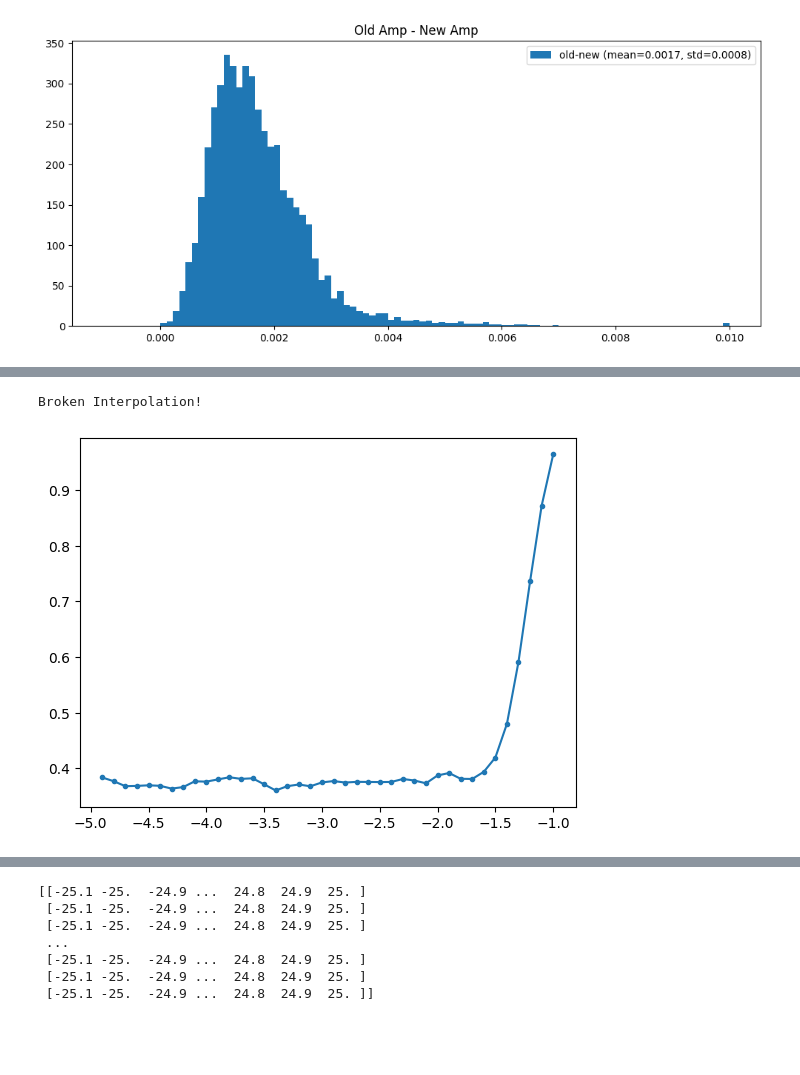
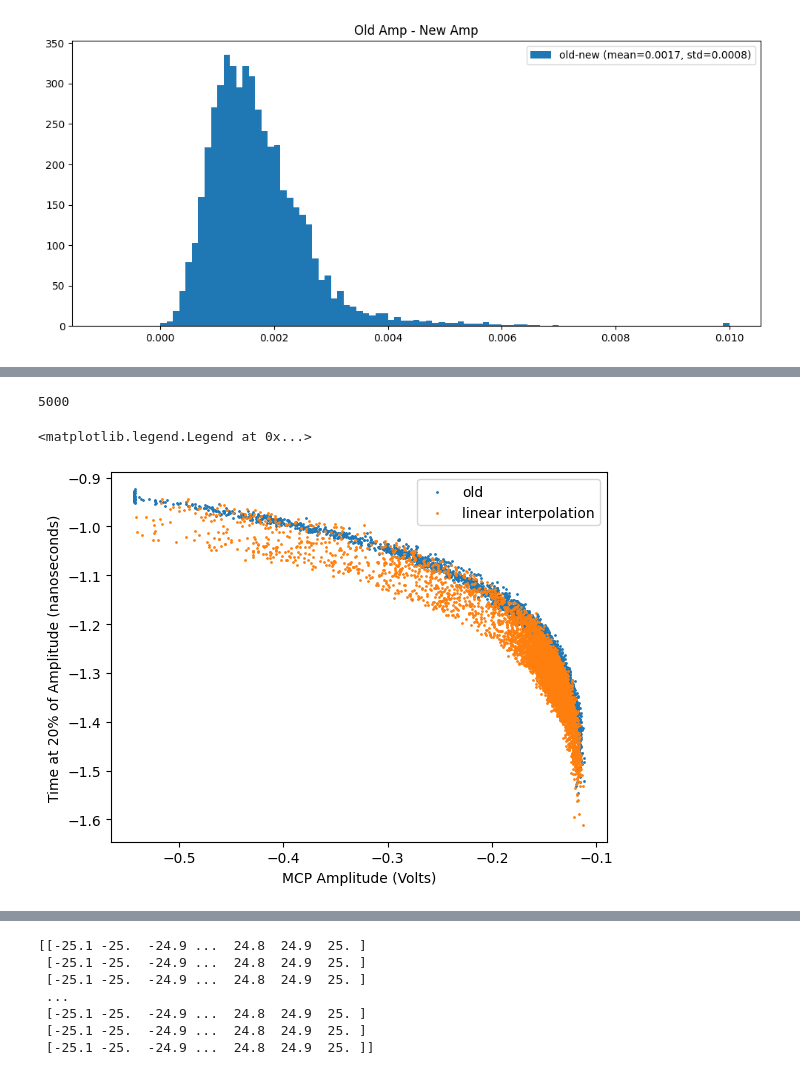
Before and after one commit to leonardolanteri/ETL_TestingDAQ, a Jupyter notebook: notebooks/mcp_manual_fitter_2.ipynb, the cells around one changed output, grey strips where cells are left out. Cells and saved outputs as stored; diff of their text form; code cells hidden in the pictures; blank space fills up the shorter version.

```diff
--- a/notebooks/mcp_manual_fitter_2.ipynb
+++ b/notebooks/mcp_manual_fitter_2.ipynb
@@ -93,40 +97,49 @@ def linear_interpolation(x, y, peak_xs, plot_idx=None):
     time_of_threshold = []
     for i in range(len(rising_ns)):
         try:
             lin_interp = interpolate.interp1d(rising_v[i], rising_ns[i])
             time_of_threshold.append(lin_interp(0.2))
             if plot_idx == i:
                 mask = rising_ns[i] > -5
                 plt.plot(rising_ns[i][mask], rising_v[i][mask], marker='.')
                 plt.axvline(lin_interp(0.2), color='red')
                 plt.axvspan(lin_interp(0.2)-0.05, lin_interp(0.2)+0.05, facecolor='red', alpha=0.5)
                 plt.axhline(0.2, color='black', linestyle='--')
                 break
         except ValueError:
             time_of_threshold.append(0)
-            print("Broken Interpolation!")
+            print(f"Broken Interpolation! on {i}")
             mask = rising_ns[i] > -5
             plt.plot(rising_ns[i][mask], rising_v[i][mask], marker='.')
             break
     return np.array(time_of_threshold)
-# get peaks
+
+importlib.reload(mcp)
+old = uproot.open(
+"/home/users/hswanson13/ETL_TestingDAQ/unit_test/asserted_output/run_5100/run_5100.root")["pulse"].arrays()
+old_lp2 = old.LP2_20[:,1]
+old_amp = -old.amp[:,1]/1000
+old_baseline = old.baseline[:,1]/1000
+old_baseline_RMS = old.baseline_RMS[:,1]
+
 mcp_data = lecroy.LecroyReader("/home/users/hswanson13/ETL_TestingDAQ/unit_test/input_data/run_5100/C2--Trace5100.trc")
 
 scaled_s, scaled_v = mcp.MCPSignalScaler.normalize(mcp_data.x*1e9, mcp_data.y)
 peak_xs, peak_ys = mcp.MCPSignalScaler._calc_mcp_peaks(scaled_s, mcp_data.y)
 
-# plt.scatter(old_amp, old_lp2*10**9, s=1, label="old")
+plt.scatter(old_amp, old_lp2*10**9, s=1, label="old")
 
 # # 2. Linear interpolation
 time_L20 = linear_interpolation(scaled_s, scaled_v, peak_xs)
-#plt.scatter(peak_ys, time_L20, s=1)
 
+print(len(time_L20))
 # good_fits = (time_L20 != 0) & (time_L20 > -3)
-# plt.scatter(peak_ys[good_fits], time_L20[good_fits], s=1, label="linear interpolation")
+plt.scatter(peak_ys, time_L20, s=1, label="linear interpolation")
 
-# plt.xlabel("MCP Amplitude (Volts)")
-# plt.ylabel("Time at 20% of Amplitude (nanoseconds)")
-# plt.legend()
+plt.xlabel("MCP Amplitude (Volts)")
+plt.ylabel("Time at 20% of Amplitude (nanoseconds)")
+plt.legend()
 # %% [output]
-Broken Interpolation!
+5000
+<matplotlib.legend.Legend at 0x...>
-[figure, old version]
+[figure, new version]
```
Also changed, not shown: parts of 6 cells of this notebook, 1 other file.
